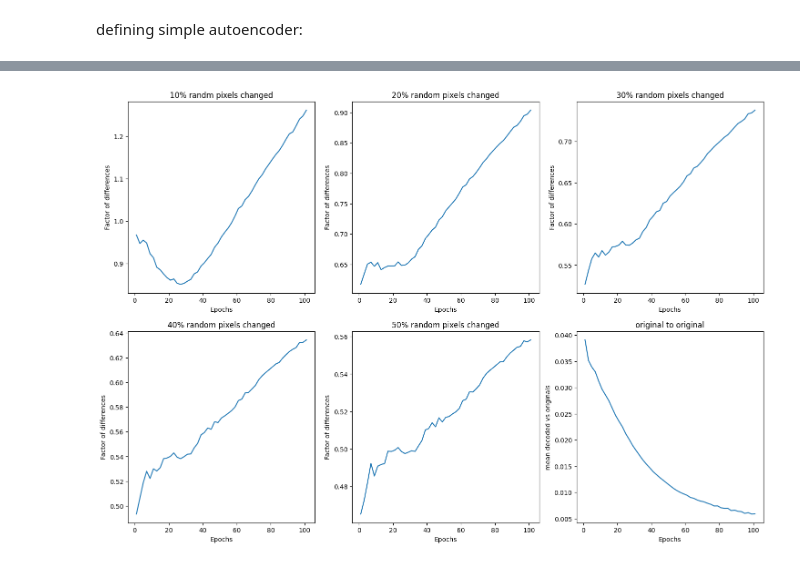
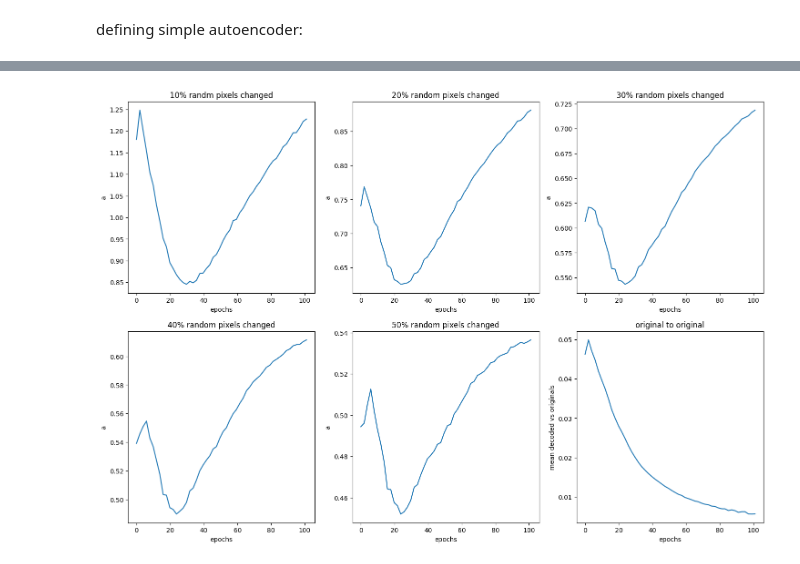
Before and after one commit to kebabee/autoencoder-memory, a Jupyter notebook: associative_autoencoder.ipynb, the cells around one changed output, grey strips where cells are left out. Cells and saved outputs as stored; diff of their text form; code cells hidden in the pictures.

```diff
--- a/associative_autoencoder.ipynb
+++ b/associative_autoencoder.ipynb
@@ -89,23 +78,23 @@ Autoecnoder learned digits for 100 epochs, it is tested for two selected test da
 # %%
-autoencoder.fit(selected_digits, selected_digits, epochs=50, batch_size=100, shuffle=True)
+autoencoder.fit(selected_digits, selected_digits, epochs=50, batch_size=200, shuffle=True)
 #autoencoder.save('simple_autoencoder.h5')
 
 def plot_images(original, noisy, reconstructed, n):
     plt.figure(figsize=(20, 6))
     for i in range(n):
-        # Display original
+        # display original
         ax = plt.subplot(3, n, i + 1)
         plt.imshow(noisy[90*i].reshape(28, 28))
         plt.title("noisy")
         plt.axis('off')
 
-        # Display noisy
+        # display noisy
         ax = plt.subplot(3, n, i + 1 + n)
         plt.imshow(original[90*i].reshape(28, 28))
         plt.title("original")
         plt.axis('off')
 
-        # Display reconstruction
+        # display reconstruction
         ax = plt.subplot(3, n, i + 1 + 2 * n)
         plt.imshow(reconstructed[90*i].reshape(28, 28))
         plt.title("Reconstructed")
@@ -119,7 +108,7 @@ plot_images(selected_digits, rand20_digits, decoded_imgs, n=12)
 mean_diff_noisy_original = np.mean(np.abs(selected_digits - rand20_digits))
 mean_diff_decoded_original = np.mean(np.abs(selected_digits - decoded_imgs))
 
-print(f"Mean difference between original and first 30% noised: {mean_diff_noisy_original}")
+print(f"Mean difference between original and 20% noised: {mean_diff_noisy_original}")
 print(f"Mean difference between original and reconstructed: {mean_diff_decoded_original}")
 # %% [output]
 Epoch 1/50
@@ -188,7 +177,7 @@ mean_diff_rand30_original = np.mean(np.abs(selected_digits - rand30_digits))
 mean_diff_rand40_original = np.mean(np.abs(selected_digits - rand40_digits))
 mean_diff_rand50_original = np.mean(np.abs(selected_digits - rand50_digits))
 
-epochs = np.linspace(1, 101, 51)
+epochs = np.linspace(0, 101, 52)
 #epochs = [10,20,30]
 for e in epochs:
   autoencoder = Model(input_img, decoded)
@@ -251,43 +240,43 @@ print(originals_diffs)
 import matplotlib.pyplot as plt
 plt.figure(figsize=(18, 12))
 
 plt.subplot(2, 3, 1)
 plt.plot(epochs, a_rand10)
-plt.xlabel('Epochs')
-plt.ylabel('Factor of differences')
+plt.xlabel('epochs')
+plt.ylabel('a')
 plt.title('10% randm pixels changed')
 
 plt.subplot(2, 3, 2)
 plt.plot(epochs, a_rand20)
-plt.xlabel('Epochs')
-plt.ylabel('Factor of differences')
+plt.xlabel('epochs')
+plt.ylabel('a')
 plt.title('20% random pixels changed')
 
 plt.subplot(2, 3, 3)
 plt.plot(epochs, a_rand30)
-plt.xlabel('Epochs')
-plt.ylabel('Factor of differences')
+plt.xlabel('epochs')
+plt.ylabel('a')
 plt.title('30% random pixels changed')
 
 plt.subplot(2, 3, 4)
 plt.plot(epochs, a_rand40)
-plt.xlabel('Epochs')
-plt.ylabel('Factor of differences')
+plt.xlabel('epochs')
+plt.ylabel('a')
 plt.title('40% random pixels changed')
 
 plt.subplot(2, 3, 5)
 plt.plot(epochs, a_rand50)
-plt.xlabel('Epochs')
-plt.ylabel('Factor of differences')
+plt.xlabel('epochs')
+plt.ylabel('a')
 plt.title('50% random pixels changed')
 
 plt.subplot(2, 3, 6)
 plt.plot(epochs, originals_diffs)
-plt.xlabel('Epochs')
+plt.xlabel('epochs')
 plt.ylabel('mean decoded vs originals')
 plt.title('original to original')
 
 plt.show()
 # %% [output]
-[figure, old version]
+[figure, new version]
 # %% [markdown]
```
Also changed, not shown: parts of 23 cells of this notebook.
